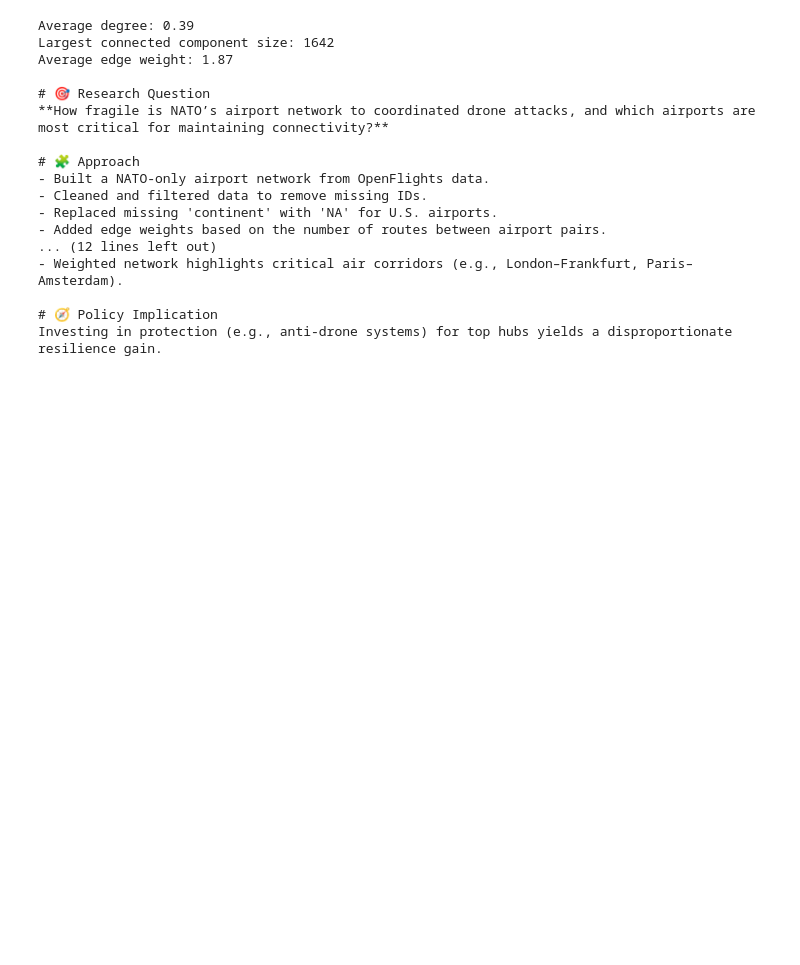
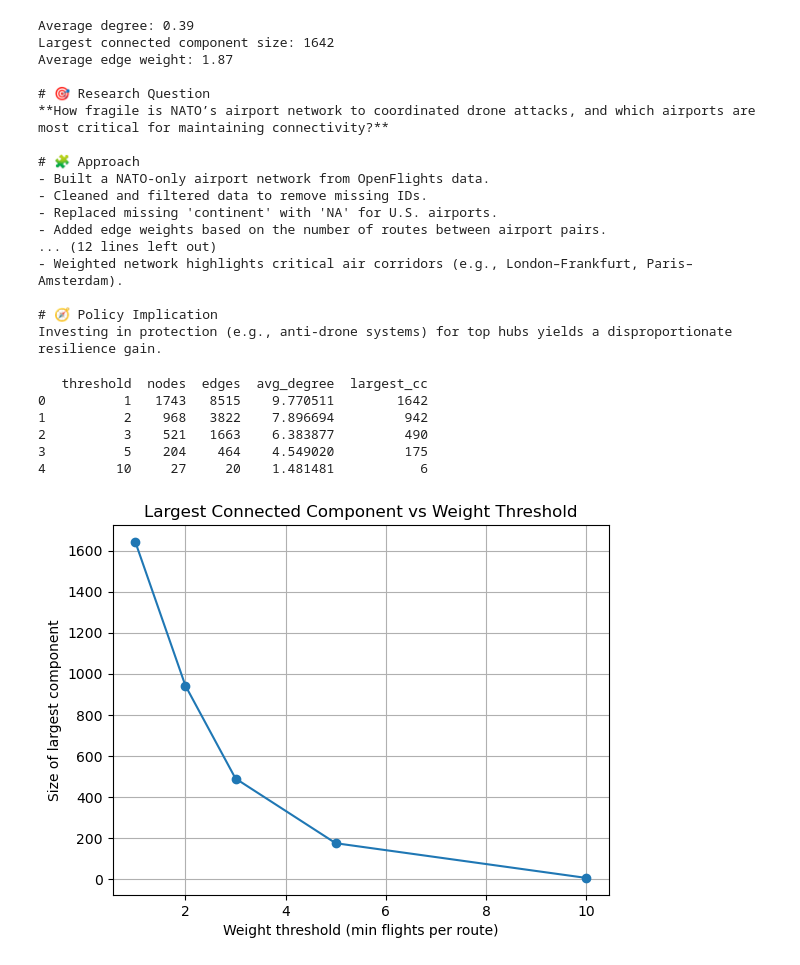
Before and after one commit to EKorczakitu/Airport-Shutdown, a Jupyter notebook: Basic_EDA_Network.ipynb, the cells around one changed output. Drawn from its saved outputs; the diff is of its cells as text; code cells hidden in the pictures; blank space fills up the shorter version.

```diff
--- a/Basic_EDA_Network.ipynb
+++ b/Basic_EDA_Network.ipynb
@@ -7,7 +7,7 @@ import networkx as nx
 import matplotlib.pyplot as plt
 
 # Load CSV files
-routes = pd.read_csv("/Users/joakimandersen/Desktop/Networks/project in networks/Airport-Shutdown/data/routes.csv")
+routes = pd.read_csv("/data/routes.csv")
 airports = pd.read_csv("/Users/joakimandersen/Desktop/Networks/project in networks/Airport-Shutdown/data/airports.csv")
 
 print("✅ Data loaded successfully")
@@ -340,3 +340,41 @@ Average edge weight: 1.87
 
 # 🧭 Policy Implication
 Investing in protection (e.g., anti-drone systems) for top hubs yields a disproportionate resilience gain.
+# %%
+import networkx as nx
+
+def analyze_threshold(G, thresholds=[1,2,3,5,10]):
+    results = []
+    for t in thresholds:
+        # Filter edges
+        edges = [(u, v, d) for u, v, d in G.edges(data=True) if d["weight"] >= t]
+        Gf = nx.Graph()
+        Gf.add_nodes_from(G.nodes(data=True))
+        Gf.add_edges_from(edges)
+        # Remove isolated nodes
+        iso = [n for n, d in Gf.degree() if d == 0]
+        Gf.remove_nodes_from(iso)
+
+        avg_deg = sum(dict(Gf.degree()).values()) / Gf.number_of_nodes()
+        largest_cc = len(max(nx.connected_components(Gf), key=len))
+        results.append((t, Gf.number_of_nodes(), Gf.number_of_edges(), avg_deg, largest_cc))
+    return pd.DataFrame(results, columns=["threshold","nodes","edges","avg_degree","largest_cc"])
+
+threshold_results = analyze_threshold(G, [1,2,3,5,10])
+print(threshold_results)
+# %% [output]
+   threshold  nodes  edges  avg_degree  largest_cc
+0          1   1743   8515    9.770511        1642
+1          2    968   3822    7.896694         942
+2          3    521   1663    6.383877         490
+3          5    204    464    4.549020         175
+4         10     27     20    1.481481           6
+# %%
+plt.plot(threshold_results["threshold"], threshold_results["largest_cc"], marker="o")
+plt.title("Largest Connected Component vs Weight Threshold")
+plt.xlabel("Weight threshold (min flights per route)")
+plt.ylabel("Size of largest component")
+plt.grid(True)
+plt.show()
+# %% [output]
+[figure, added]
```
